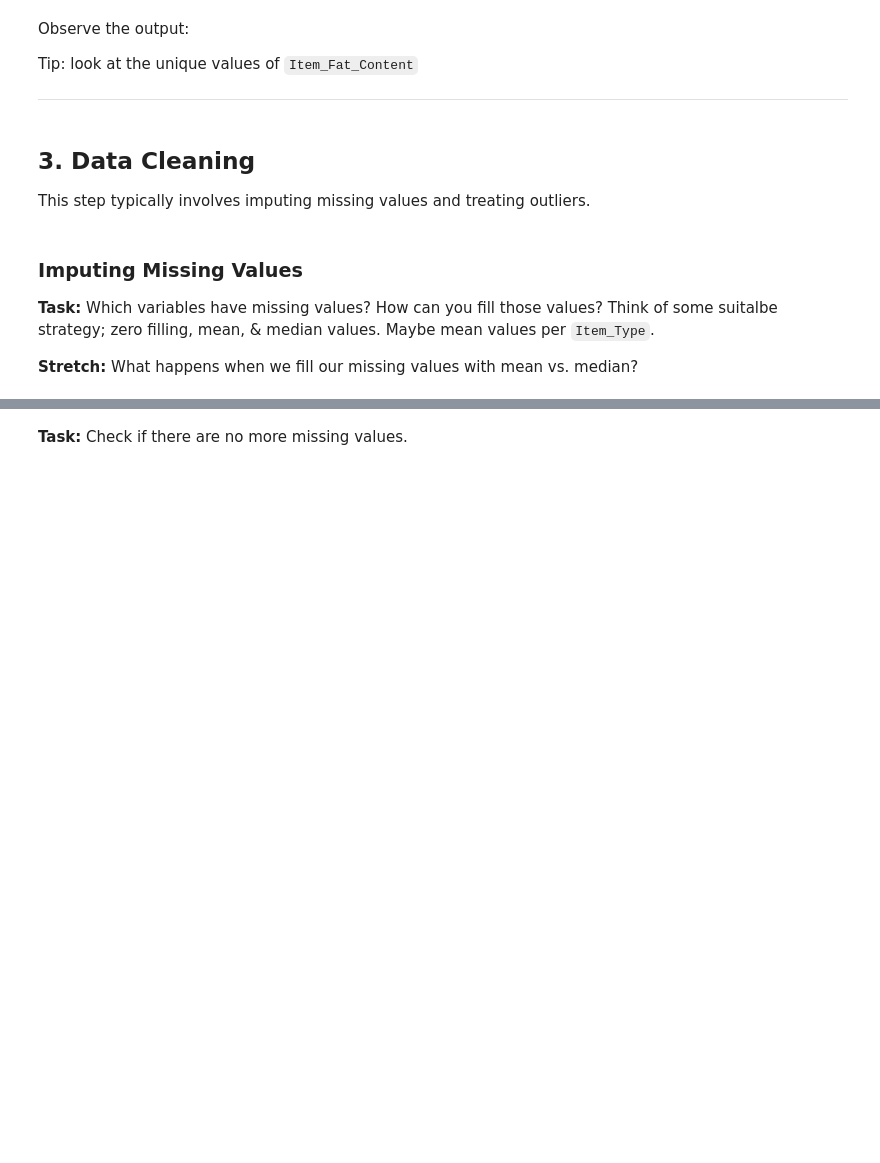
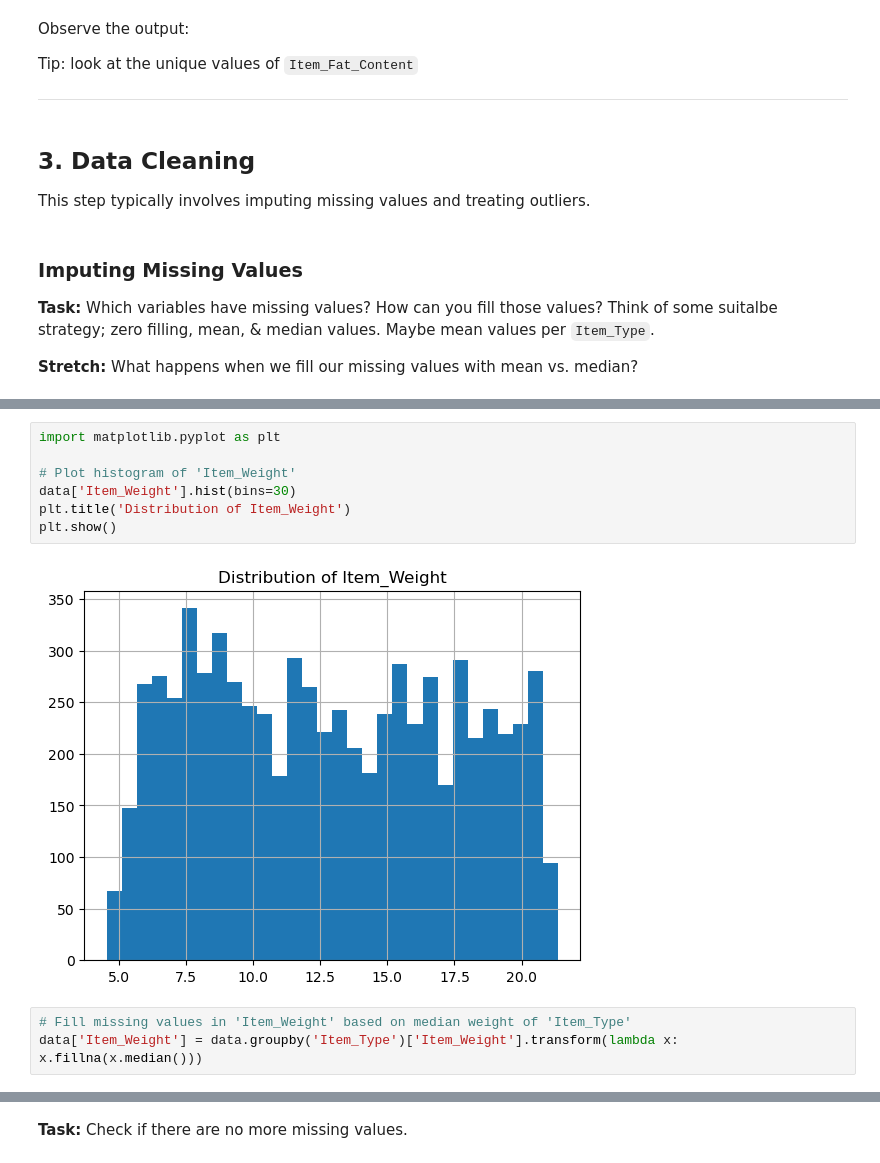
Before and after one commit to rdebullain/feature_engineering, a Jupyter notebook: challenge_data_prep.ipynb, the cells around one changed output, grey strips where cells are left out. Cells and saved outputs as stored; diff of their text form; blank space fills up the shorter version.

```diff
--- a/challenge_data_prep.ipynb
+++ b/challenge_data_prep.ipynb
@@ -129,0 +232,12 @@ This step typically involves imputing missing values and treating outliers.
+# %%
+import matplotlib.pyplot as plt
+
+# Plot histogram of 'Item_Weight'
+data['Item_Weight'].hist(bins=30)
+plt.title('Distribution of Item_Weight')
+plt.show()
+# %% [output]
+[figure, added]
+# %%
+# Fill missing values in 'Item_Weight' based on median weight of 'Item_Type'
+data['Item_Weight'] = data.groupby('Item_Type')['Item_Weight'].transform(lambda x: x.fillna(x.median()))
```
Also changed, not shown: parts of 9 cells of this notebook.
